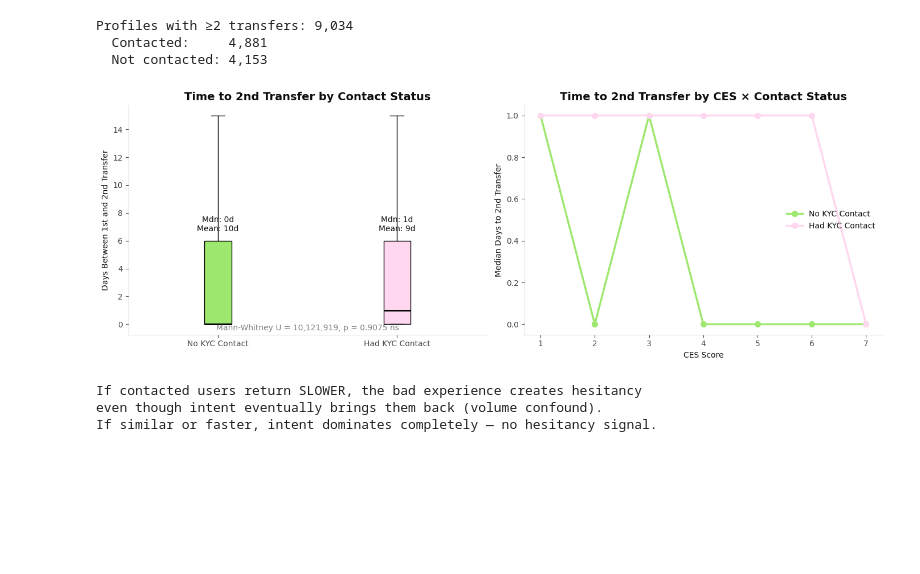
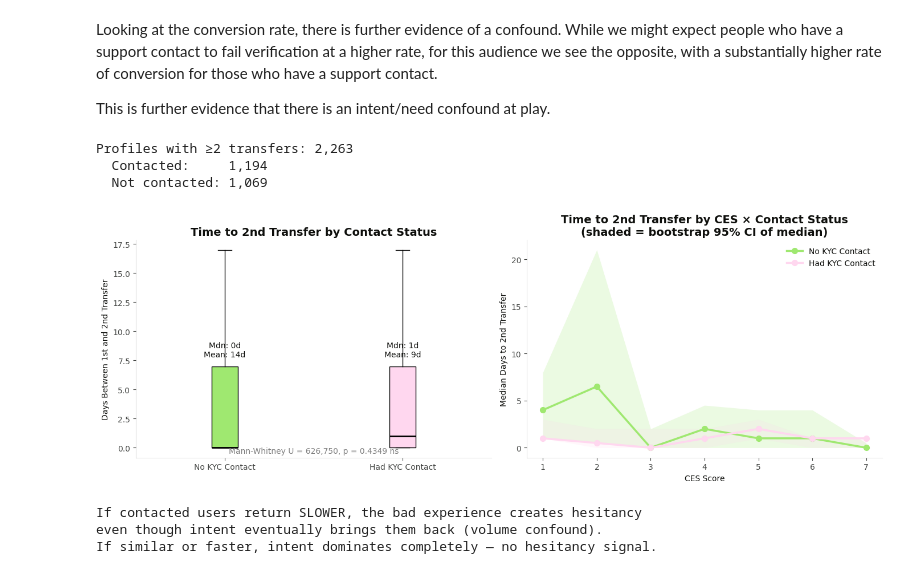
Before and after one commit to bcarroll-wise/business-ces-contact-impact, a Jupyter notebook: CES and Contacts and Follow On transaction.ipynb, the cells around one changed output. Drawn from its saved outputs; the diff is of its cells as text; code cells hidden in the pictures; blank space fills up the shorter version.

```diff
--- a/CES and Contacts and Follow On transaction.ipynb
+++ b/CES and Contacts and Follow On transaction.ipynb
@@ -9,7 +9,7 @@ sys.path.insert(0, '/Users/bryan.carroll/Library/CloudStorage/GoogleDrive-bryan.
 import wise_colours
 # %%
 # Load the data
-full_data = pd.read_csv('Business + CES and Contacts_2026-06-04-1616.csv', low_memory=False)
+full_data = pd.read_csv('2026-06-24.csv', low_memory=False)
 
 # Deduplicate survey responses: keep only the first survey per profile
 first_survey = full_data.groupby('PROFILE_ID')['SURVEY_DATE'].transform('min')
@@ -291,29 +322,29 @@ Contacted users report significantly lower CES (worse experience).
 # The Paradox: contacted users have worse experience BUT more follow-on transfers
 fig, axes = plt.subplots(1, 2, figsize=(14, 5))
 
-# --- Left panel: mean follow-on transfers by contact status ---
+# --- Left panel: median follow-on transfers by contact status ---
 ax = axes[0]
-contact_means = df.groupby('HAD_KYC_CONTACT')['send_count'].mean()
+contact_meds = df.groupby('HAD_KYC_CONTACT')['send_count'].median()
 labels = ['No KYC Contact', 'Had KYC Contact']
 colors = [wise_colours.BRIGHT_GREEN, wise_colours.BRIGHT_PINK]
 
-bars = ax.bar(labels, [contact_means[0], contact_means[1]], color=colors, width=0.5)
+bars = ax.bar(labels, [contact_meds[0], contact_meds[1]], color=colors, width=0.5)
 
-for bar, val, n in zip(bars, [contact_means[0], contact_means[1]],
+for bar, val, n in zip(bars, [contact_meds[0], contact_meds[1]],
                          [len(df[df['HAD_KYC_CONTACT']==0]), len(df[df['HAD_KYC_CONTACT']==1])]):
     ax.annotate(f"{val:.1f}\n(n={n:,})",
                 (bar.get_x() + bar.get_width()/2, bar.get_height()),
                 ha='center', va='bottom', fontsize=11, fontweight='bold',
                 xytext=(0, 5), textcoords='offset points')
 
-ax.set_ylabel('Mean Follow-On Transfers')
+ax.set_ylabel('Median Follow-On Transfers')
 ax.set_title('Follow-On Transfers by Contact Status')
-ax.set_ylim(0, contact_means.max() * 1.3)
+ax.set_ylim(0, contact_meds.max() * 1.5)
 
 # --- Right panel: follow-on transfers by CES, stratified by contact status ---
 ax = axes[1]
 
-ces_contact = df.groupby(['CES_SCORE', 'HAD_KYC_CONTACT'])['send_count'].mean().reset_index()
+ces_contact = df.groupby(['CES_SCORE', 'HAD_KYC_CONTACT'])['send_count'].median().reset_index()
 
 for contact_val, color, label in [(0, wise_colours.BRIGHT_GREEN, 'No KYC Contact'),
                                    (1, wise_colours.BRIGHT_PINK, 'Had KYC Contact')]:
@@ -322,9 +353,10 @@ for contact_val, color, label in [(0, wise_colours.BRIGHT_GREEN, 'No KYC Contact
             color=color, marker='o', linewidth=2.5, markersize=7, label=label)
 
 ax.set_xlabel('CES Score')
-ax.set_ylabel('Mean Follow-On Transfers')
+ax.set_ylabel('Median Follow-On Transfers')
 ax.set_title('Follow-On Transfers by CES Score × Contact Status')
 ax.set_xticks(range(1, 8))
+ax.set_ylim(0, contact_meds.max() * 1.5)
 ax.legend()
 
 fig.suptitle('Contact rate is confounded: worse experience but higher transaction volume',
@@ -418,3 +528,7 @@ Contacted users convert at a higher rate — further evidence of intent/motivati
+# %% [markdown]
+Looking at the conversion rate, there is further evidence of a confound. While we might expect people who have a support contact to fail verification at a higher rate, for this audience we see the opposite, with a substantially higher rate of conversion for those who have a support contact.
+
+This is further evidence that there is an intent/need confound at play.
 # %%
 # Time to 2nd transfer by contact status
 # Need to go back to the transaction-level data to get 1st and 2nd transfer dates per profile
@@ -463,41 +577,61 @@ for i, d in enumerate(data_contact):
                 (i+1, d.quantile(0.75)), ha='center', va='bottom', fontsize=10,
                 xytext=(0, 10), textcoords='offset points')
 
 ax.set_ylabel('Days Between 1st and 2nd Transfer')
 ax.set_title('Time to 2nd Transfer by Contact Status')
 
 stat, p = mannwhitneyu(data_contact[0], data_contact[1], alternative='two-sided')
 sig = '***' if p < 0.001 else '**' if p < 0.01 else '*' if p < 0.05 else 'ns'
 ax.text(0.5, 0.02, f"Mann-Whitney U = {stat:,.0f}, p = {p:.4f} {sig}",
         transform=ax.transAxes, ha='center', fontsize=10, color='grey')
 
 # Right: time to 2nd transfer by CES, stratified by contact status
+# Median line with a bootstrapped 95% CI band (shaded) per CES x contact cell.
 ax = axes[1]
-ces_repeat = repeat_df.groupby(['CES_SCORE', 'HAD_KYC_CONTACT'])['days_to_2nd'].median().reset_index()
+
+def median_ci(values, n_boot=2000, ci=95):
+    """Bootstrap CI for the median. Returns (median, lo, hi)."""
+    v = np.asarray(values, dtype=float)
+    v = v[~np.isnan(v)]
+    if len(v) == 0:
+        return np.nan, np.nan, np.nan
+    if len(v) == 1:
+        return v[0], v[0], v[0]
+    rng = np.random.default_rng(42)
+    boots = np.median(rng.choice(v, size=(n_boot, len(v)), replace=True), axis=1)
+    lo, hi = np.percentile(boots, [(100 - ci) / 2, 100 - (100 - ci) / 2])
+    return np.median(v), lo, hi
 
 for contact_val, color, label in [(0, wise_colours.BRIGHT_GREEN, 'No KYC Contact'),
                                    (1, wise_colours.BRIGHT_PINK, 'Had KYC Contact')]:
-    subset = ces_repeat[ces_repeat['HAD_KYC_CONTACT'] == contact_val]
-    ax.plot(subset['CES_SCORE'], subset['days_to_2nd'],
+    grp = repeat_df[repeat_df['HAD_KYC_CONTACT'] == contact_val]
+    rows = []
+    for ces in sorted(grp['CES_SCORE'].dropna().unique()):
+        med, lo, hi = median_ci(grp[grp['CES_SCORE'] == ces]['days_to_2nd'])
+        rows.append((ces, med, lo, hi))
+    stats = pd.DataFrame(rows, columns=['CES_SCORE', 'median', 'lo', 'hi'])
+    ax.plot(stats['CES_SCORE'], stats['median'],
             color=color, marker='o', linewidth=2.5, markersize=7, label=label)
+    ax.fill_between(stats['CES_SCORE'], stats['lo'], stats['hi'],
+                    color=color, alpha=0.2, linewidth=0)
 
 ax.set_xlabel('CES Score')
 ax.set_ylabel('Median Days to 2nd Transfer')
-ax.set_title('Time to 2nd Transfer by CES × Contact Status')
+ax.set_title('Time to 2nd Transfer by CES × Contact Status\n(shaded = bootstrap 95% CI of median)')
 ax.set_xticks(range(1, 8))
 ax.legend()
 
 plt.tight_layout()
 plt.show()
 
 print(f"\nIf contacted users return SLOWER, the bad experience creates hesitancy")
 print(f"even though intent eventually brings them back (volume confound).")
 print(f"If similar or faster, intent dominates completely — no hesitancy signal.")
 # %% [output]
-Profiles with ≥2 transfers: 9,034
-  Contacted:     4,881
-  Not contacted: 4,153
+Profiles with ≥2 transfers: 2,263
+  Contacted:     1,194
+  Not contacted: 1,069
-[figure, old version]
+[figure, new version]
 If contacted users return SLOWER, the bad experience creates hesitancy
 even though intent eventually brings them back (volume confound).
 If similar or faster, intent dominates completely — no hesitancy signal.
```
Also changed, not shown: parts of 18 cells of this notebook, 13 other files.
